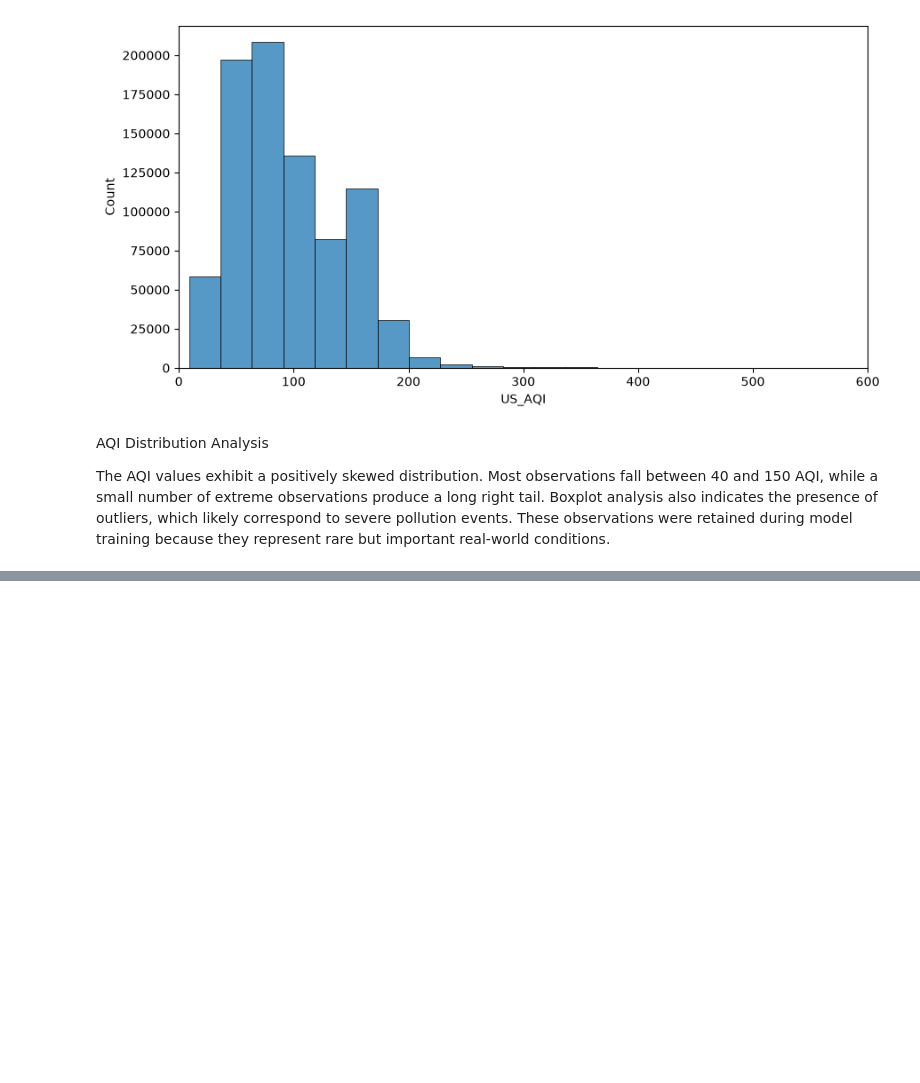
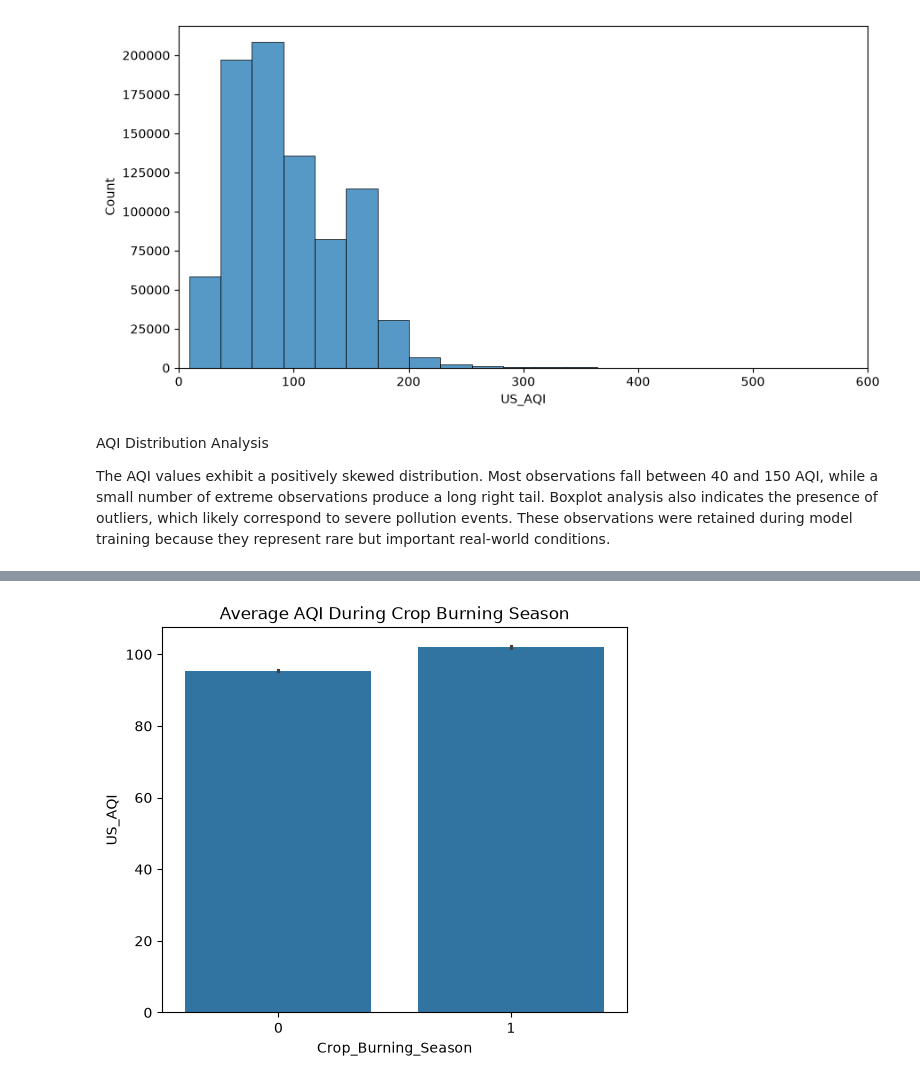
Before and after one commit to shahidk07/AirQualityPredictionSystem, a Jupyter notebook: NOTEBOOKS/EDA.ipynb, the cells around one changed output, grey strips where cells are left out. Saved outputs shown, nothing was run; the diff lists cells and outputs as text; code cells hidden in the pictures; blank space fills up the shorter version.

```diff
--- a/NOTEBOOKS/EDA.ipynb
+++ b/NOTEBOOKS/EDA.ipynb
@@ -621,0 +766,15 @@ The AQI values exhibit a positively skewed distribution. Most observations fall
+# %%
+plt.figure(figsize=(6,5))
+
+sns.barplot(
+    x="Crop_Burning_Season",
+    y="US_AQI",
+    data=df,
+    estimator="mean"
+)
+
+plt.title("Average AQI During Crop Burning Season")
+
+plt.show()
+# %% [output]
+[figure, added]
```
Also changed, not shown: parts of 13 cells of this notebook, 15 other files.
